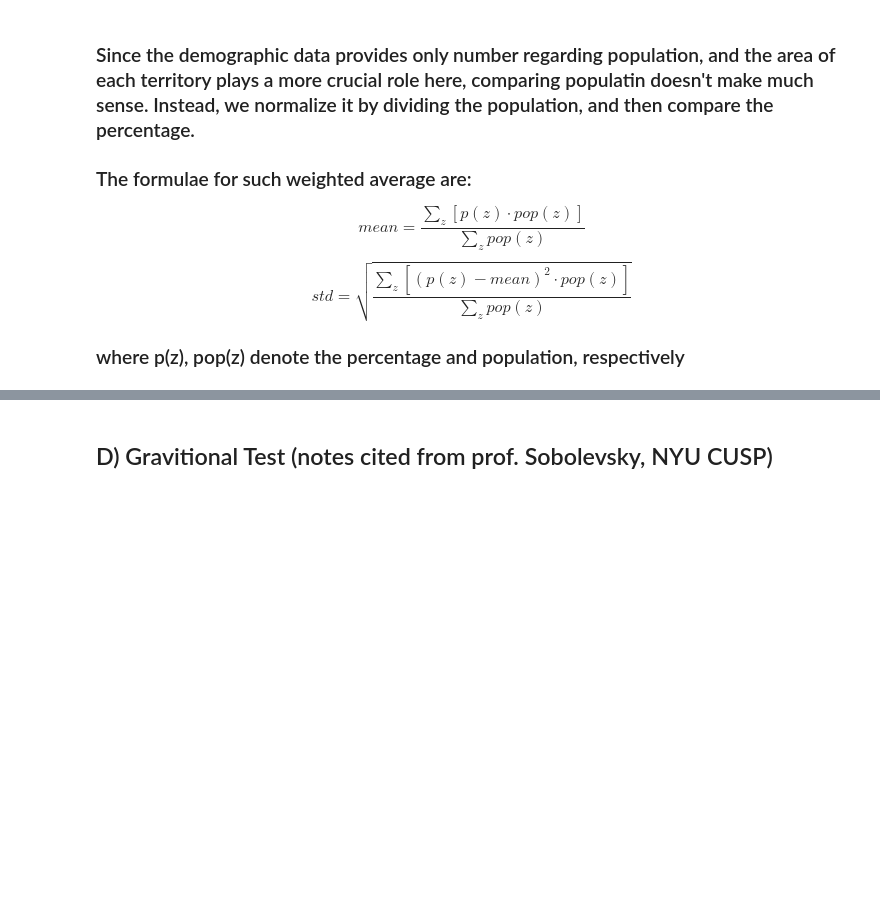
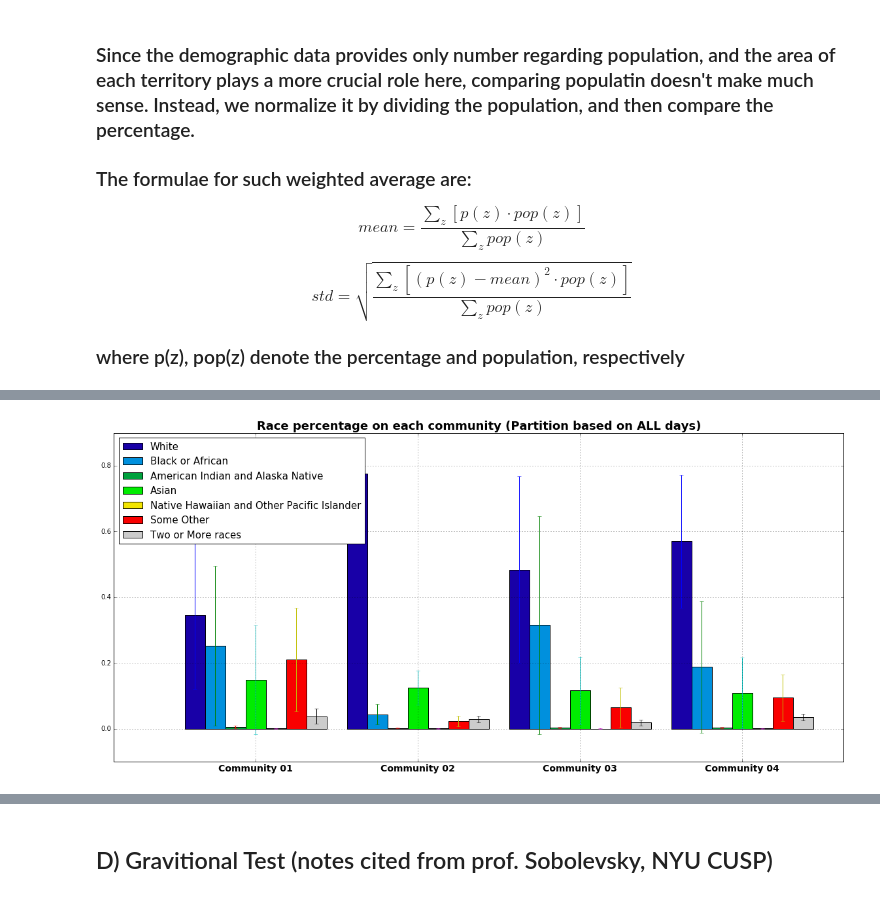
Before and after one commit to Fomyther/NYC-Twitter-Activities, a Jupyter notebook: Pro1_CQ_W6_e4.ipynb, the cells around one changed output, grey strips where cells are left out. Drawn from its saved outputs; the diff is of its cells as text; code cells hidden in the pictures; blank space fills up the shorter version.

```diff
--- a/Pro1_CQ_W6_e4.ipynb
+++ b/Pro1_CQ_W6_e4.ipynb
@@ -250,0 +157,4 @@ CD.ShowFeatureWBP(Demo_NY, type_house, P_CP4,legend_housetype,'House Type')
+# %%
+CD.ShowFeatureWBP(Demo_NY, CD.race,P_CP4, CD.legend_race,'Race')
+# %% [output]
+[figure, added]
```
Also changed, not shown: parts of 25 cells of this notebook.
